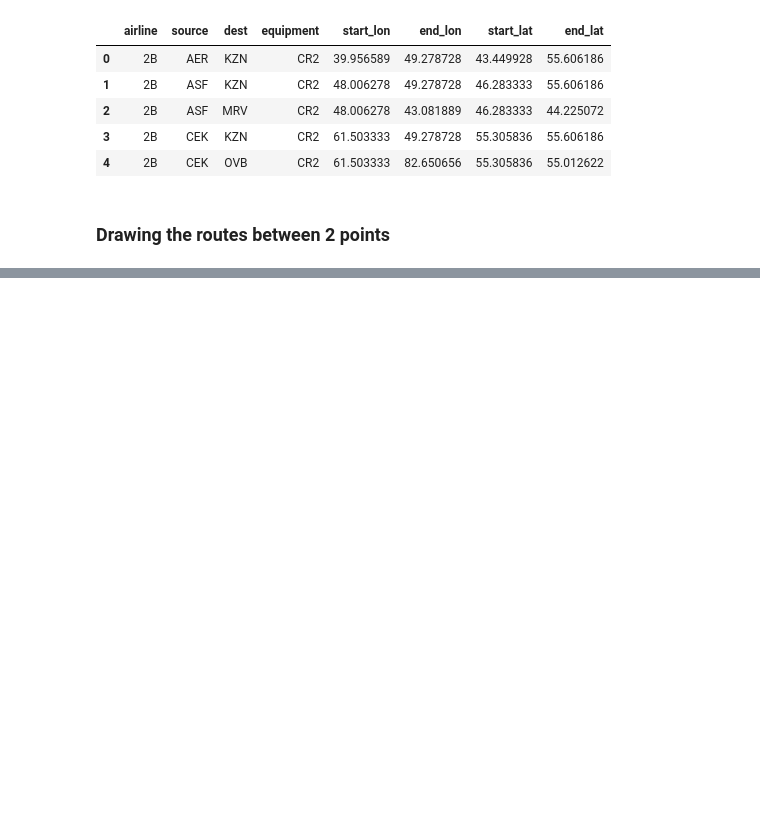
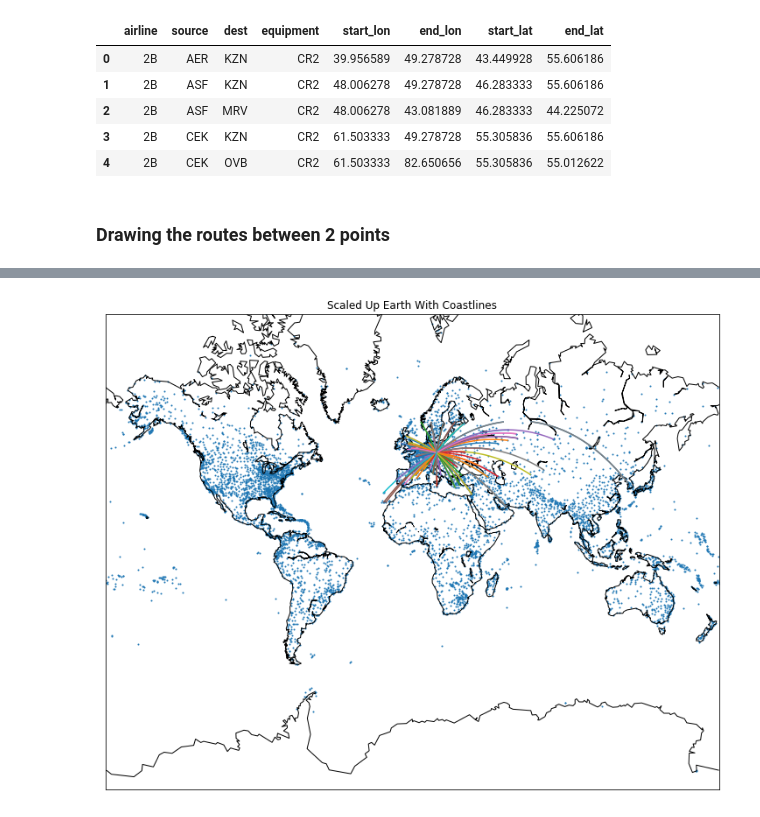
Before and after one commit to Ysbail/MiniProjects, a Jupyter notebook: VisualizeGeographicData/Airports,Airlines.ipynb, the cells around one changed output, grey strips where cells are left out. Saved outputs shown, nothing was run; the diff lists cells and outputs as text; code cells hidden in the pictures; blank space fills up the shorter version.

Commit message:
added routes

```diff
--- a/VisualizeGeographicData/Airports,Airlines.ipynb
+++ b/VisualizeGeographicData/Airports,Airlines.ipynb
@@ -104,0 +108,12 @@ plt.show()
+# %%
+fig, ax = plt.subplots(figsize = (15,10))
+m.scatter(x, y, s=1)
+m.drawcoastlines()
+ax.set_title('Scaled Up Earth With Coastlines')
+
+dfw = geo_routes[geo_routes.source == 'PRG']
+
+create_great_circles(dfw)
+plt.show()
+# %% [output]
+[figure, added]
```
Also changed, not shown: parts of 7 cells of this notebook.
